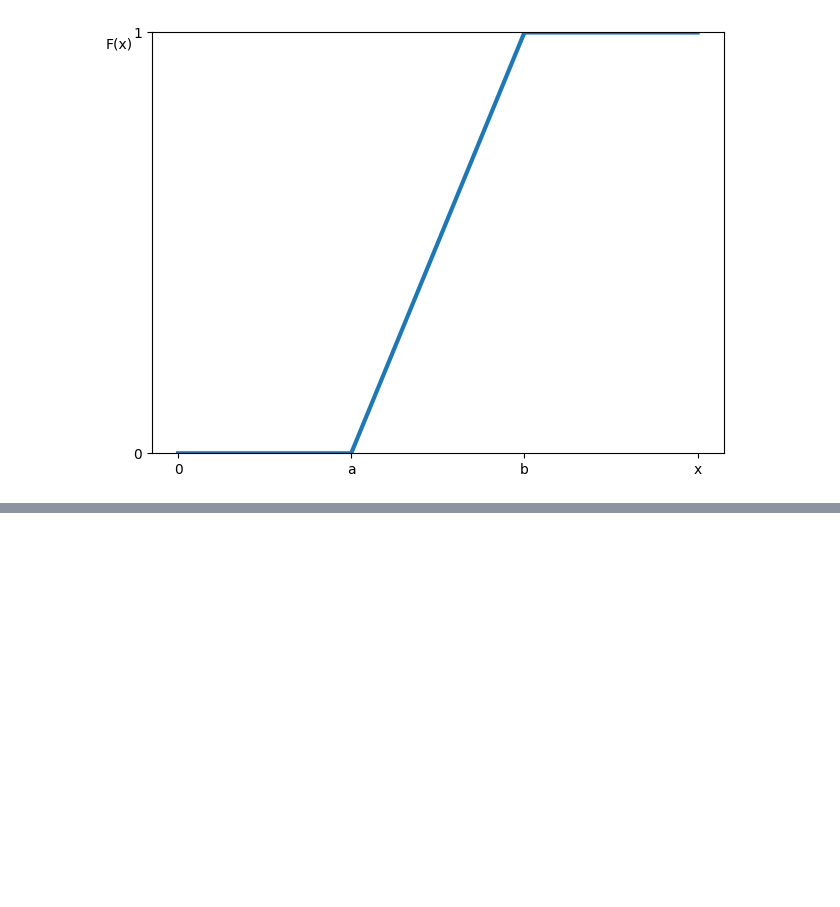
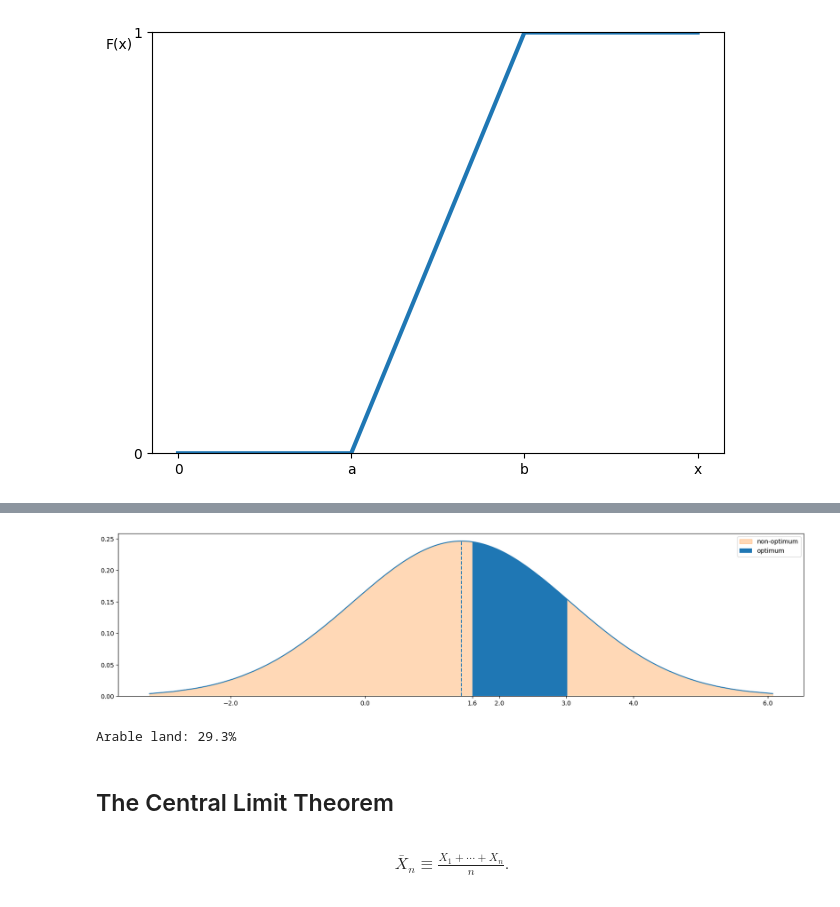
Before and after one commit to TheLastAurora/ds_scratch, a Jupyter notebook: ch_6.ipynb, the cells around one changed output, grey strips where cells are left out. Cells and saved outputs as stored; diff of their text form; code cells hidden in the pictures; blank space fills up the shorter version.

```diff
--- a/ch_6.ipynb
+++ b/ch_6.ipynb
@@ -206,0 +391,40 @@ plt.show()
+# %%
+# Plotting the non standardized graph.
+
+
+mu = 1.44
+sigma = 1.62
+sample_size = 500  # Its better to use larger samples for visualization of the mu line
+xs = np.array(sorted(statistics.NormalDist(mu, sigma).samples(sample_size)))
+ys = np.array([normal_pdf(x, mu=mu, sigma=sigma) for x in xs])
+i_min = np.argmax(xs >= 1.60)
+i_max = np.argmax(xs >= 3.02)  # Using 3.02 just for aesthetics
+optimum_freq = xs[i_min:i_max], ys[i_min:i_max]
+plt.figure().set_figwidth(20)
+plt.plot(xs, ys)
+plt.plot([mu, mu], [0, normal_pdf(mu, mu=mu, sigma=sigma)], linestyle="--", color="C0")
+plt.xticks(list(plt.xticks()[0]) + [1.6, 3.00])
+plt.fill_between(xs, ys, label="non-optimum", color="C1", alpha=0.3)
+plt.fill_between(*optimum_freq, label="optimum")
+plt.legend()
+plt.ylim(bottom=0)
+plt.show()
+# %% [output]
+[figure, added]
+# %%
+# Performing the calculations
+
+cdf = lambda x: normal_cdf(x, mu=mu, sigma=sigma)
+
+# The question can be answered by calculating the dif. between the sum of the non optimum accumulated probabilities and 1.
+
+percent_area = 1 - ((1 - cdf(3)) + cdf(1.6))
+print(f'Arable land: {percent_area * 100 :.1f}%')
+# %% [output]
+Arable land: 29.3%
+# %% [markdown]
+## The Central Limit Theorem
+# %% [markdown]
+\begin{gather*}
+{\displaystyle {\bar {X}}_{n}\equiv {\frac {X_{1}+\cdots +X_{n}}{n}}.}
+\end{gather*}
```
Also changed, not shown: parts of 12 cells of this notebook, 3 other files.
